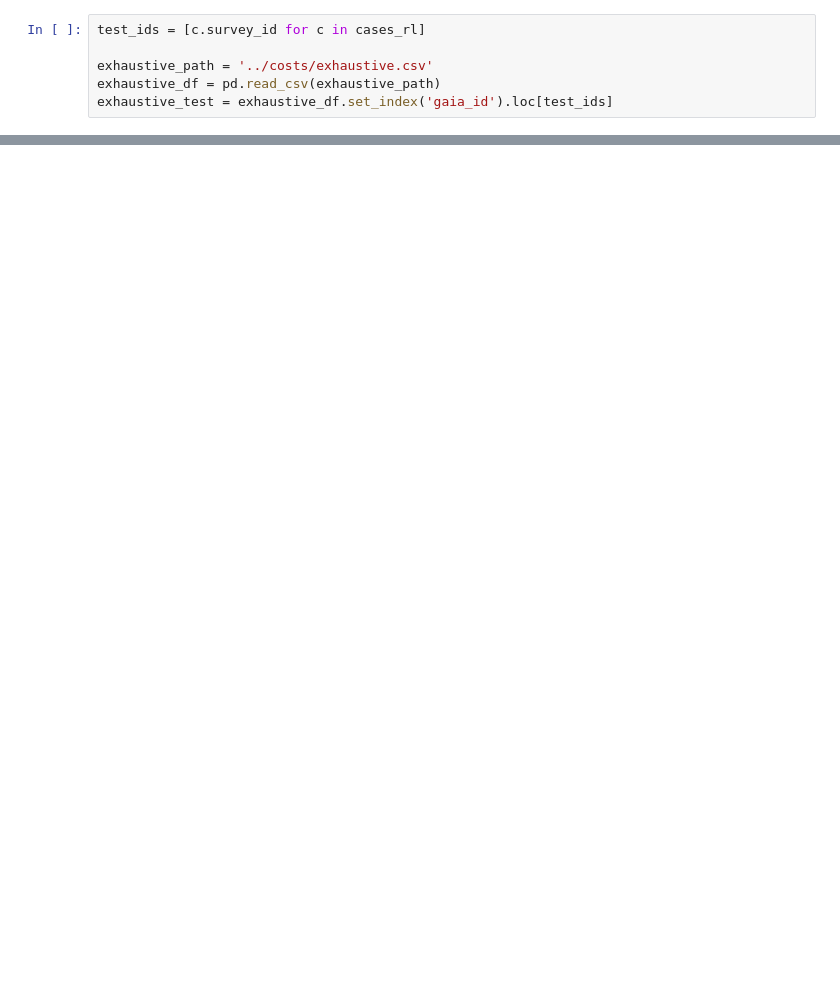
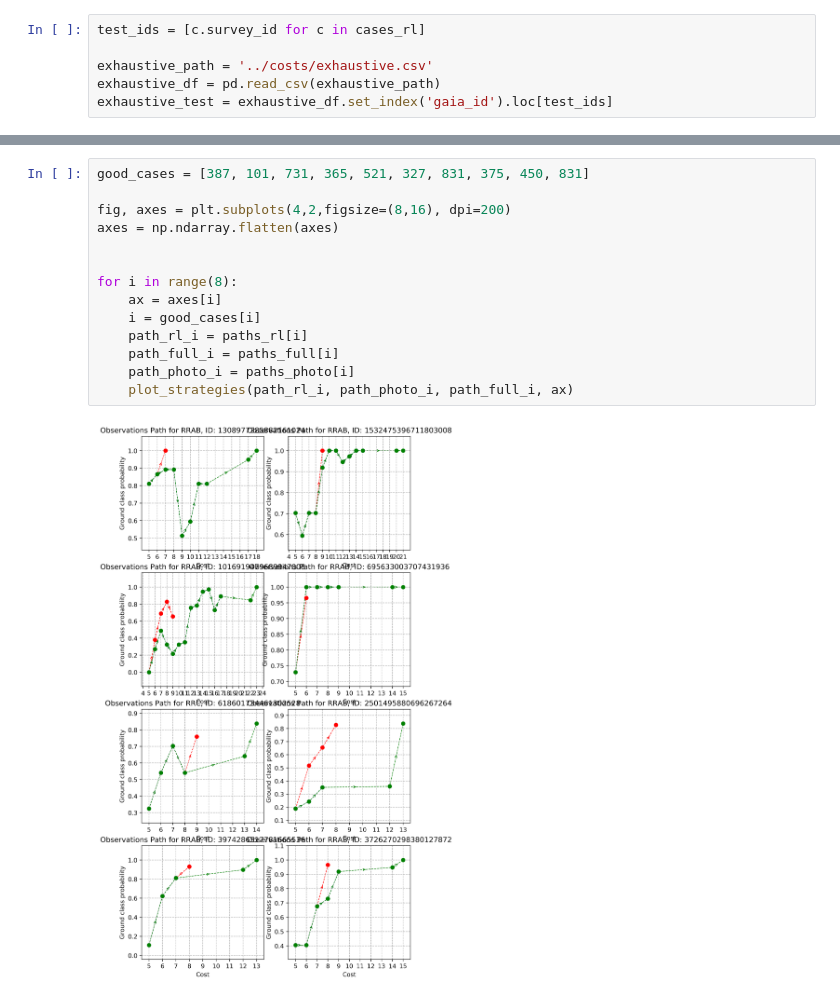
Before and after one commit to jastudillo1/A-Reinforcement-Learning-based-Follow-Up-Framework, a Jupyter notebook: src/models/rl/player/Analysis.ipynb, the cells around one changed output, grey strips where cells are left out. Cells and saved outputs as stored; diff of their text form; blank space fills up the shorter version.

```diff
--- a/src/models/rl/player/Analysis.ipynb
+++ b/src/models/rl/player/Analysis.ipynb
@@ -219,0 +414,16 @@ aux.n_obs
+# %%
+good_cases = [387, 101, 731, 365, 521, 327, 831, 375, 450, 831]
+
+fig, axes = plt.subplots(4,2,figsize=(8,16), dpi=200)
+axes = np.ndarray.flatten(axes)
+
+
+for i in range(8):
+    ax = axes[i]
+    i = good_cases[i]
+    path_rl_i = paths_rl[i]
+    path_full_i = paths_full[i]
+    path_photo_i = paths_photo[i]
+    plot_strategies(path_rl_i, path_photo_i, path_full_i, ax)
+# %% [output]
+[figure, added]
```
Also changed, not shown: parts of 19 cells of this notebook, 35 other files.
